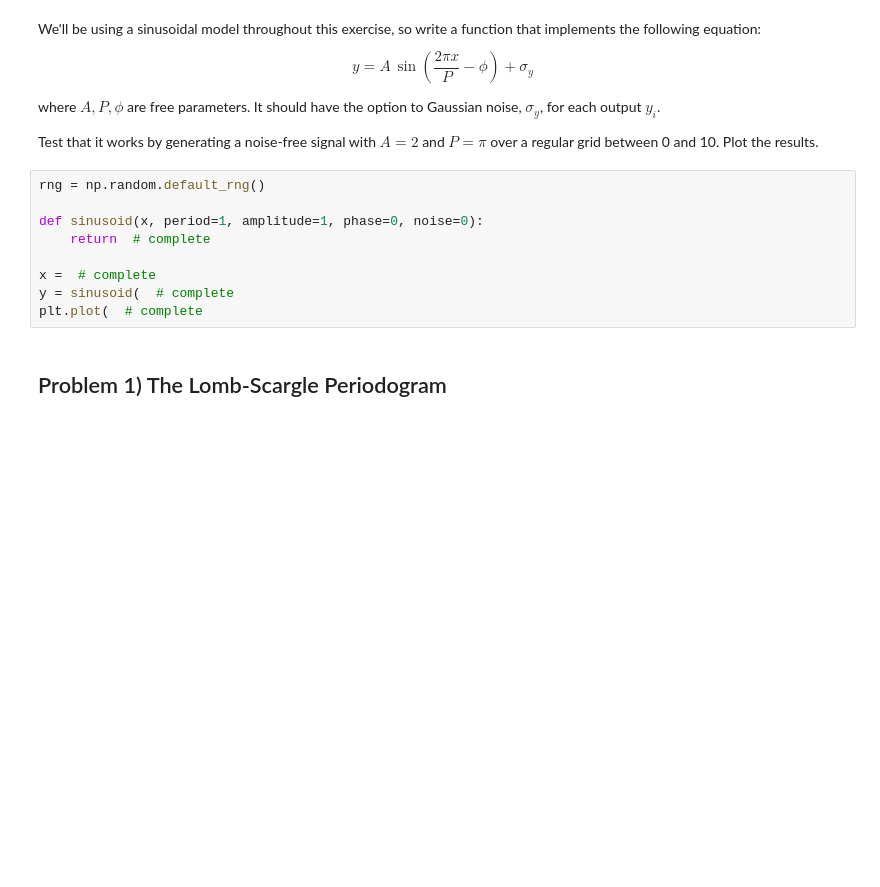
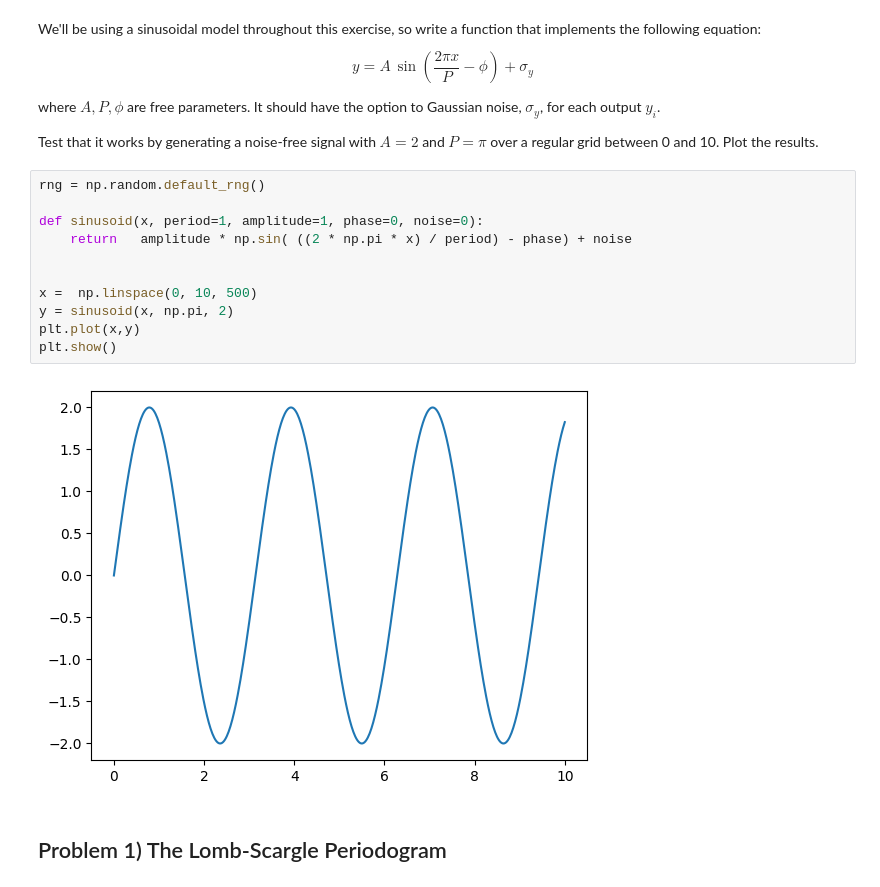
Before and after one commit to ASTR154/time-series, a Jupyter notebook: time-series.ipynb, the cells around one changed output. Cells and saved outputs as stored; diff of their text form; blank space fills up the shorter version.

```diff
--- a/time-series.ipynb
+++ b/time-series.ipynb
@@ -18,12 +18,16 @@ Test that it works by generating a noise-free signal with $A = 2$ and $P = \pi$
 # %%
 rng = np.random.default_rng()
 
 def sinusoid(x, period=1, amplitude=1, phase=0, noise=0):
-    return  # complete
+    return   amplitude * np.sin( ((2 * np.pi * x) / period) - phase) + noise
 
-x =  # complete
-y = sinusoid(  # complete
-plt.plot(  # complete
+
+x =  np.linspace(0, 10, 500)
+y = sinusoid(x, np.pi, 2)
+plt.plot(x,y)
+plt.show()
+# %% [output]
+[figure, added]
 # %% [markdown]
 ## Problem 1) The Lomb-Scargle Periodogram
 # %% [markdown]
```
Also changed, not shown: parts of 13 cells of this notebook.
